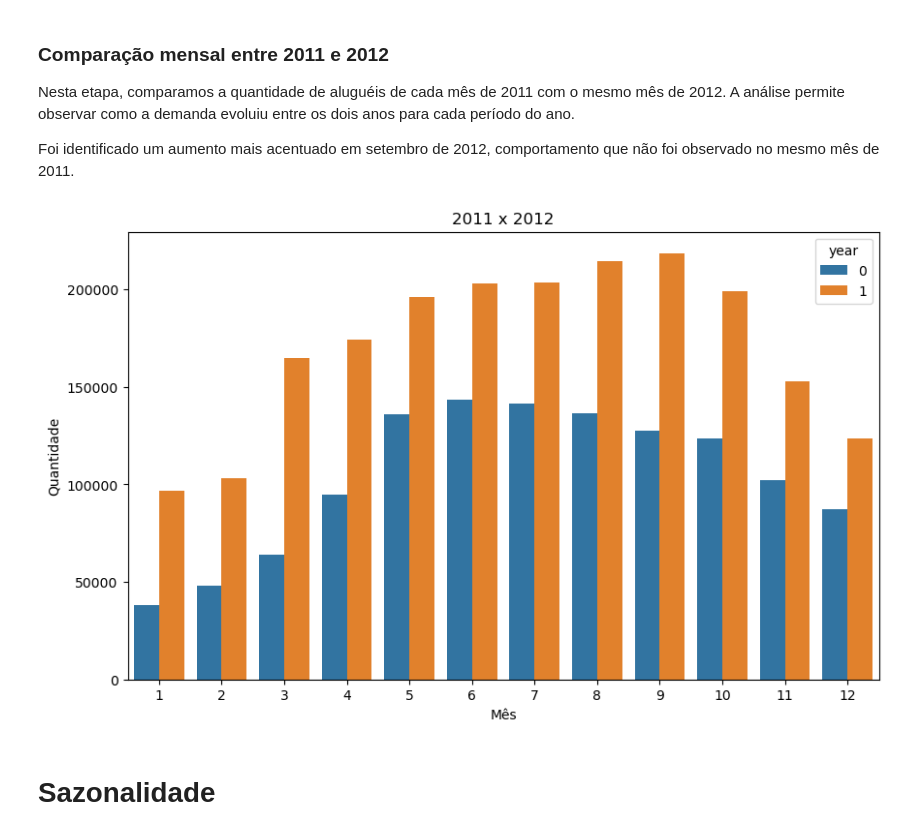
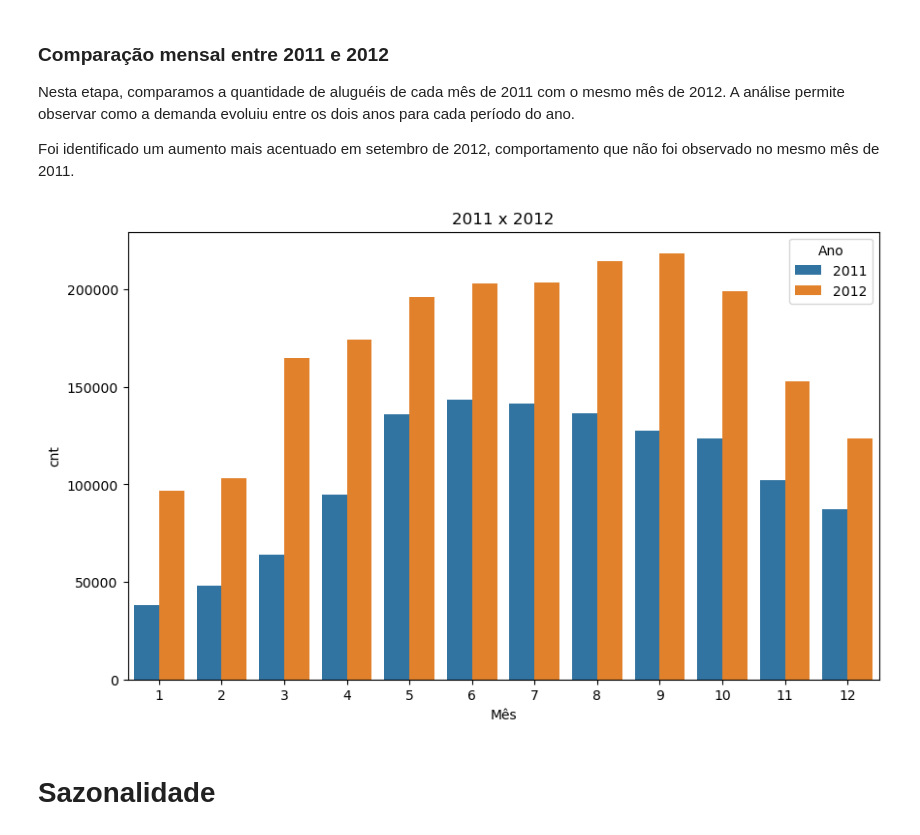
Before and after one commit to igao01/ds_bike_sharing, a Jupyter notebook: notebooks/02_EDA_bike_sharing.ipynb, the cells around one changed output. Drawn from its saved outputs; the diff is of its cells as text; code cells hidden in the pictures.

```diff
--- a/notebooks/02_EDA_bike_sharing.ipynb
+++ b/notebooks/02_EDA_bike_sharing.ipynb
@@ -318,12 +315,20 @@ Foi identificado um aumento mais acentuado em setembro de 2012, comportamento qu
 # %%
 plt.figure(figsize=(10,6))
 sns.barplot(data=df_monthly, x=df_monthly[DATETIME_COLUMN].dt.month, y=TARGET_COLUMN, hue='year')
 plt.title('2011 x 2012')
 plt.xlabel('Mês')
-plt.ylabel('Quantidade')
+
+handles, _ = plt.gca().get_legend_handles_labels()
+
+# Altera a legenda do gráfico
+plt.legend(
+    handles=handles,
+    title='Ano',
+    labels=['2011', '2012']
+)
 
 plt.show()
 # %% [output]
-[figure, old version]
+[figure, new version]
 # %% [markdown]
 # Sazonalidade
```
Also changed, not shown: parts of 16 cells of this notebook.
